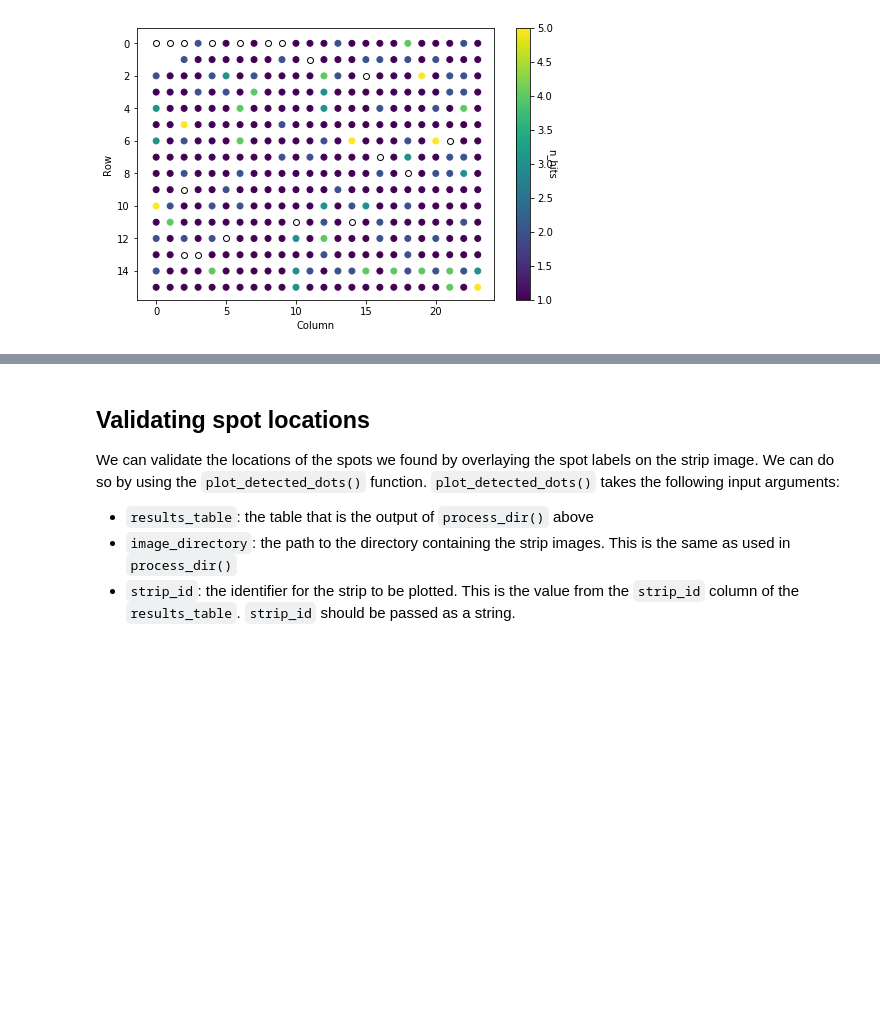
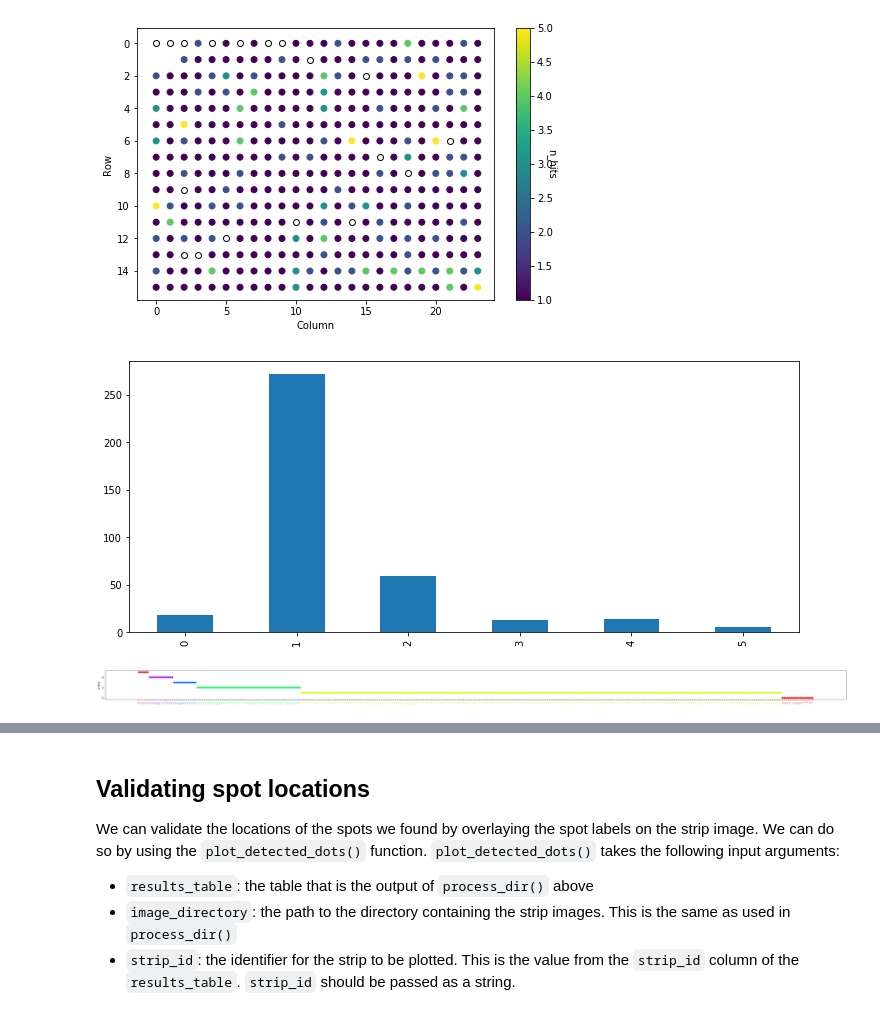
Before and after one commit to czbiohub/dotblotr, a Jupyter notebook: examples/multi_file_example.ipynb, the cells around one changed output, grey strips where cells are left out. Saved outputs shown, nothing was run; the diff lists cells and outputs as text; code cells hidden in the pictures; blank space fills up the shorter version.

Commit message:
add plotting examples

```diff
--- a/examples/multi_file_example.ipynb
+++ b/examples/multi_file_example.ipynb
@@ -68,8 +68,8 @@ plot_value(third_strip_results, 'pos_hit');
 We can calculate the number of hits for each dot across strips using `calc_hit_counts()`. `calc_hit_counts()` takes a `results_table` from the analysis above and iterates over each `assay_id`, so as to only compare across strips from the same assay. The output is the `hit_dfs` list where each element of the list is the hit counts table for a given `assay_id` in the `results_table`. Since we only have one `assay_id` in this example, there is only one element in the list.
 # %%
 # table of hit counts
-hit_dfs = calc_hit_counts(results_table)
-hit_dfs[0]
+hit_tables = calc_hit_counts(results_table)
+hit_tables[0]
 # %% [output]
 |  | dot_name | assay_id | source_plate_id | source_plate_row | source_plate_column | exp_group | row | ... |
 | 0 | A1 | assay_config_anti-yo1.csv | Anti-Yo_1 | A | 1 | neg | 0.0 | ... |
@@ -109,2 +109,57 @@ plot_hit_counts(hit_dfs[0]);
 # %% [output]
 [figure]
+# %%
+%matplotlib inline
+
+from matplotlib import pyplot as plt
+import numpy as np
+
+sort_by = ['n_hits', 'dot_name']
+hit_table = hit_tables[0]
+
+hit_table.sort_values(by=sort_by, axis=0, inplace=True, ascending=False)
+
+n_points = len(hit_table)
+names = hit_table.dot_name
+
+f, ax = plt.subplots(figsize=(12, 5))
+hit_cats = hit_table['n_hits'].unique()
+
+hit_table['n_hits'].value_counts().sort_index().plot(kind='bar');
+
+hits = {}
+
+for n in hit_table['n_hits'].unique():
+    hits[n] = list(hit_table.loc[hit_table['n_hits'] == n].dot_name.values)
+# %% [output]
+[figure, added]
+# %%
+sort_by = ['n_hits', 'dot_name']
+hit_table = hit_tables[0]
+
+hit_table.sort_values(by=sort_by, axis=0, inplace=True, ascending=False)
+
+n_points = len(hit_table)
+names = hit_table['dot_name'].values
+
+f, ax = plt.subplots(figsize=(50, 2))
+sc = ax.scatter(names, hit_table.n_hits, c=hit_table.n_hits, cmap='hsv');
+
+ax.tick_params(axis='x', labelsize=5, rotation=90)
+ax.set_ylabel('n hits')
+
+plt.draw()
+
+for t in ax.get_xticklabels():
+    dot_name = t.get_text()
+    n_hits = hit_table.loc[hit_table['dot_name'] == dot_name].n_hits.values[0]
+    c = sc.cmap(n_hits/5)
+    t.set_color(c)
+
+
+
+plt.draw()
+
+f.savefig('test.png', dpi=300, bbox_inches='tight')
+# %% [output]
+[figure, added]
```
Also changed, not shown: parts of 7 cells of this notebook, 4 other files.
